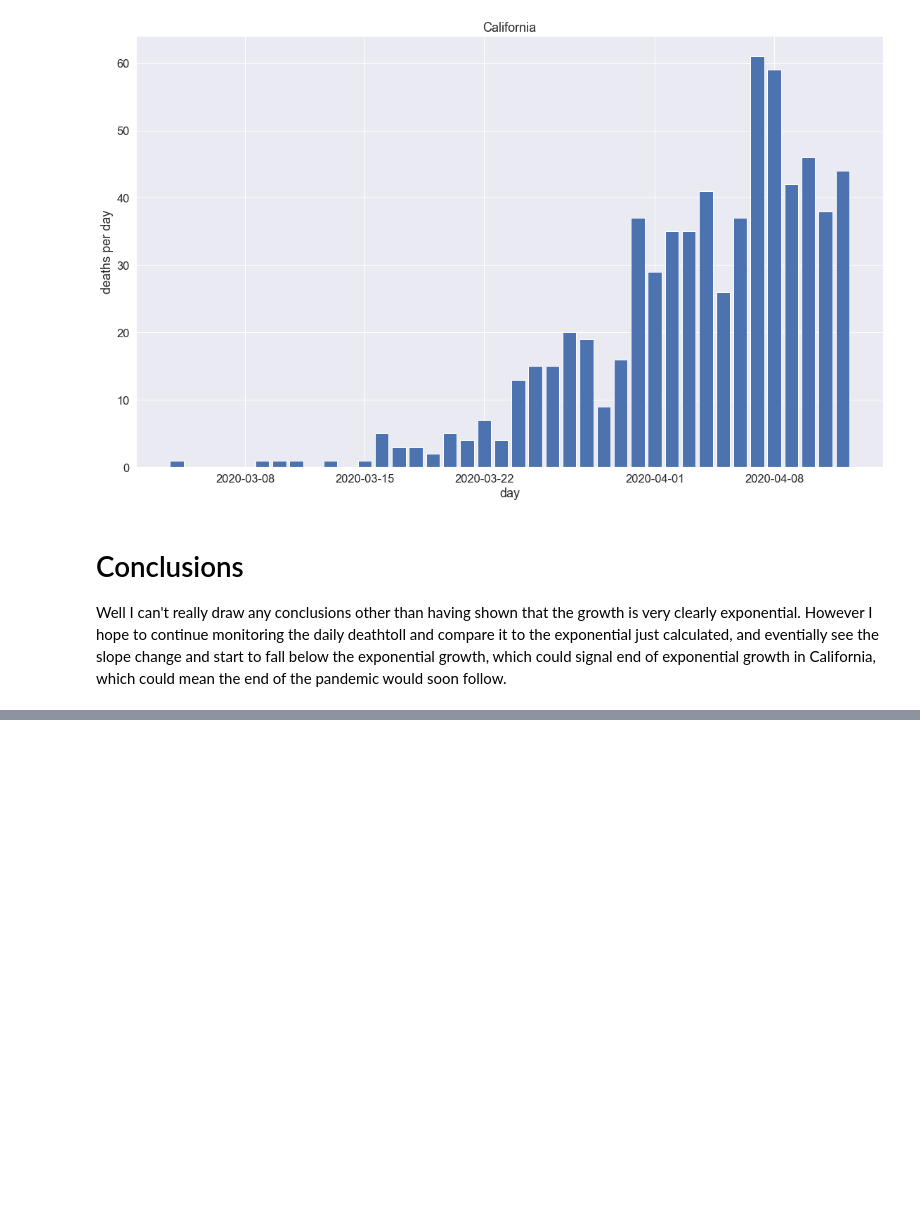
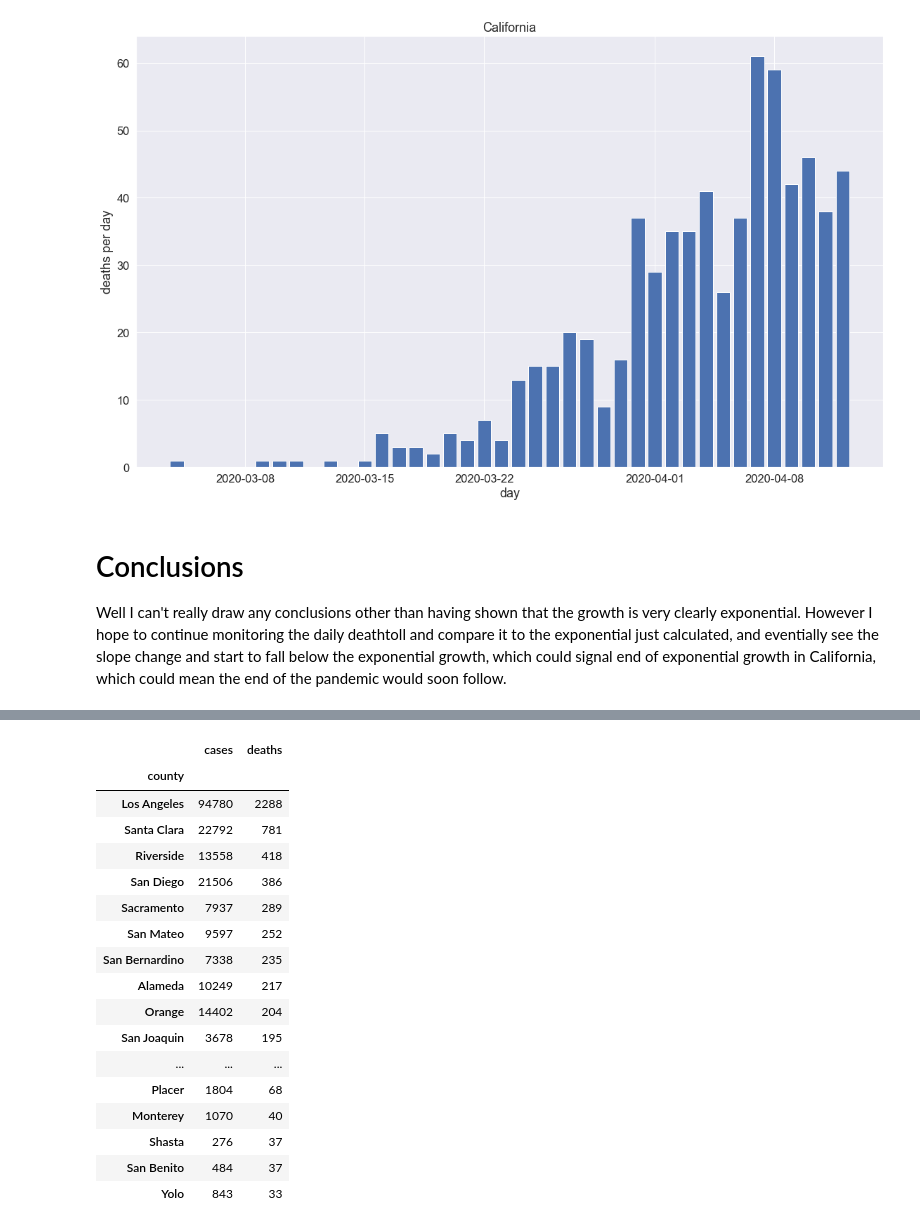
Before and after one commit to mikofski/covid-19-data, a Jupyter notebook: NYTimes COVID-19 Python-Pandas-Jupyter Tutorial.ipynb, the cells around one changed output, grey strips where cells are left out. Cells and saved outputs as stored; diff of their text form; code cells hidden in the pictures; blank space fills up the shorter version.

```diff
--- a/NYTimes COVID-19 Python-Pandas-Jupyter Tutorial.ipynb
+++ b/NYTimes COVID-19 Python-Pandas-Jupyter Tutorial.ipynb
@@ -255,0 +284,26 @@ Well I can't really draw any conclusions other than having shown that the growth
+# %%
+# create a filter for California
+ca_filter = counties['state'] == 'California'
+# apply the filter to get just the CA counties
+ca_counties = counties[ca_filter]
+# summarize the counties
+ca_counties.drop('fips', axis=1).groupby('county').sum().sort_values('deaths', ascending=False).head(20)
+# %% [output]
+|  | cases | deaths |
+| county |  |  |
+| Los Angeles | 94780 | 2288 |
+| Santa Clara | 22792 | 781 |
+| Riverside | 13558 | 418 |
+| San Diego | 21506 | 386 |
+| Sacramento | 7937 | 289 |
+| San Mateo | 9597 | 252 |
+| San Bernardino | 7338 | 235 |
+| Alameda | 10249 | 217 |
+| Orange | 14402 | 204 |
+| San Joaquin | 3678 | 195 |
+| ... | ... | ... |
+| Placer | 1804 | 68 |
+| Monterey | 1070 | 40 |
+| Shasta | 276 | 37 |
+| San Benito | 484 | 37 |
+| Yolo | 843 | 33 |
```
Also changed, not shown: parts of 5 cells of this notebook.
